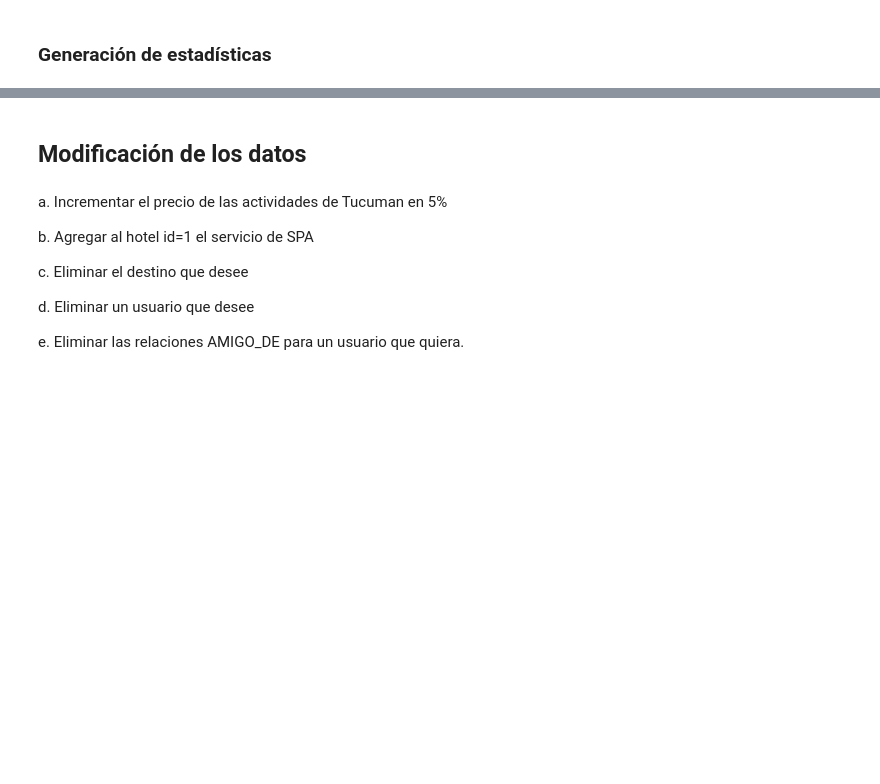
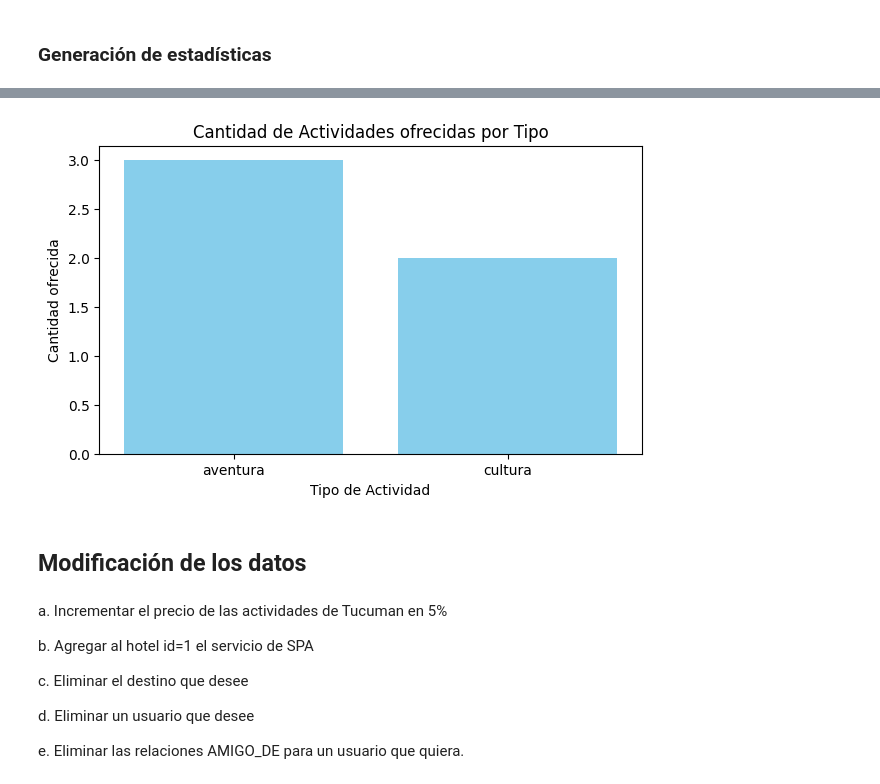
Before and after one commit to ale4l3/CDO-CienciaDeDatosIntegrador, a Jupyter notebook: notebooks/TP-Integrador.ipynb.ipynb, the cells around one changed output, grey strips where cells are left out. Saved outputs shown, nothing was run; the diff lists cells and outputs as text; code cells hidden in the pictures; blank space fills up the shorter version.

```diff
--- a/notebooks/TP-Integrador.ipynb.ipynb
+++ b/notebooks/TP-Integrador.ipynb.ipynb
@@ -627,3 +710,24 @@ plt.show()
+# %%
+# --- iii. Actividad más popular (por tipo) ---
+# Obtenemos el conteo de actividades por tipo
+agg_actividades = list(db.actividades.aggregate([
+    {'$group': {'_id': '$tipo', 'cantidad': {'$sum': 1}}},
+    {'$sort': {'cantidad': -1}}
+]))
+
+# Preparamos los datos
+tipos = [a['_id'] for a in agg_actividades]
+valores_actividades = [a['cantidad'] for a in agg_actividades]
+
+# Generamos el gráfico
+plt.figure(figsize=(7,4))
+plt.bar(tipos, valores_actividades, color='skyblue')
+plt.title('Cantidad de Actividades ofrecidas por Tipo')
+plt.ylabel('Cantidad ofrecida')
+plt.xlabel('Tipo de Actividad')
+plt.show()
+# %% [output]
+[figure, added]
 # %% [markdown]
 ## Modificación de los datos
 # %% [markdown]
```
Also changed, not shown: parts of 27 cells of this notebook.
